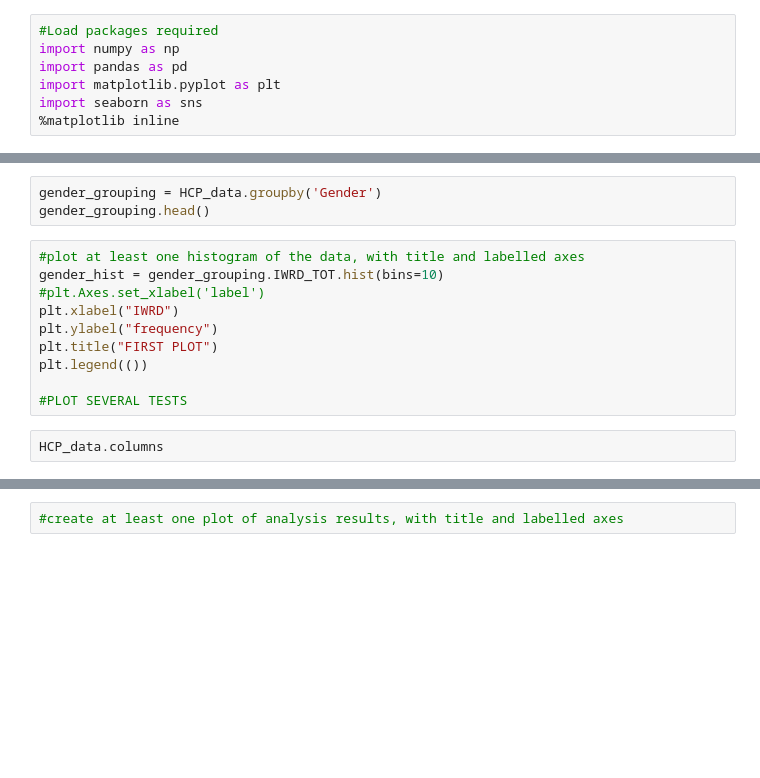
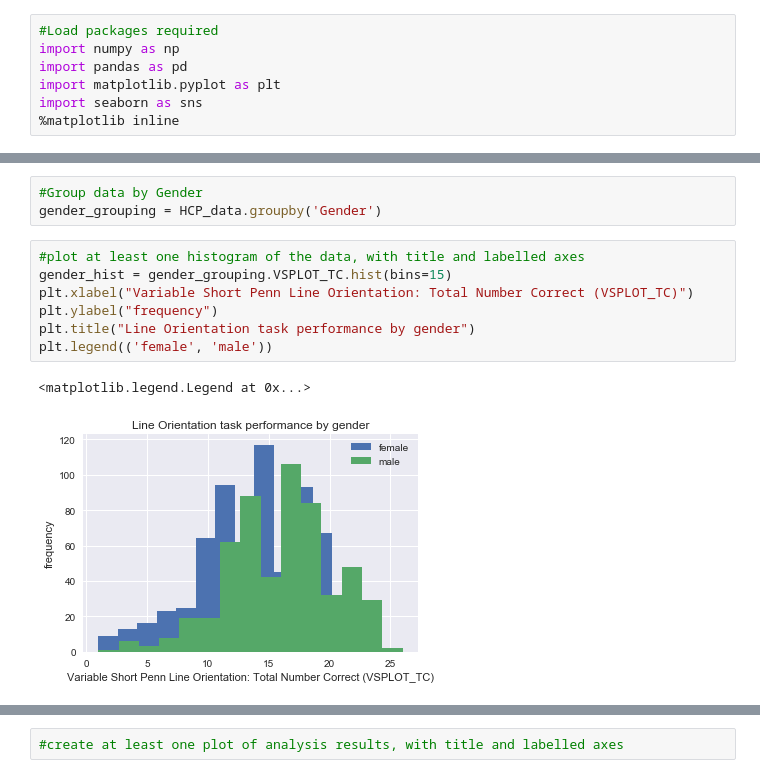
Before and after one commit to juhuu21/python_project, a Jupyter notebook: Project_Judita_Huber.ipynb, the cells around one changed output, grey strips where cells are left out. Saved outputs shown, nothing was run; the diff lists cells and outputs as text; blank space fills up the shorter version.

```diff
--- a/Project_Judita_Huber.ipynb
+++ b/Project_Judita_Huber.ipynb
@@ -59,16 +60,14 @@ HCP_data.shape
-# %%
-gender_grouping = HCP_data.groupby('Gender')
-gender_grouping.head()
+# %%
+#Group data by Gender
+gender_grouping = HCP_data.groupby('Gender')
 # %%
 #plot at least one histogram of the data, with title and labelled axes
-gender_hist = gender_grouping.IWRD_TOT.hist(bins=10)
-#plt.Axes.set_xlabel('label')
-plt.xlabel("IWRD")
+gender_hist = gender_grouping.VSPLOT_TC.hist(bins=15)
+plt.xlabel("Variable Short Penn Line Orientation: Total Number Correct (VSPLOT_TC)")
 plt.ylabel("frequency")
-plt.title("FIRST PLOT")
-plt.legend(())
-
-#PLOT SEVERAL TESTS
+plt.title("Line Orientation task performance by gender")
+plt.legend(('female', 'male'))
+# %% [output]
+<matplotlib.legend.Legend at 0x...>
+[figure, added]
-# %%
-HCP_data.columns
 # %%
```
Also changed, not shown: parts of 9 cells of this notebook.
